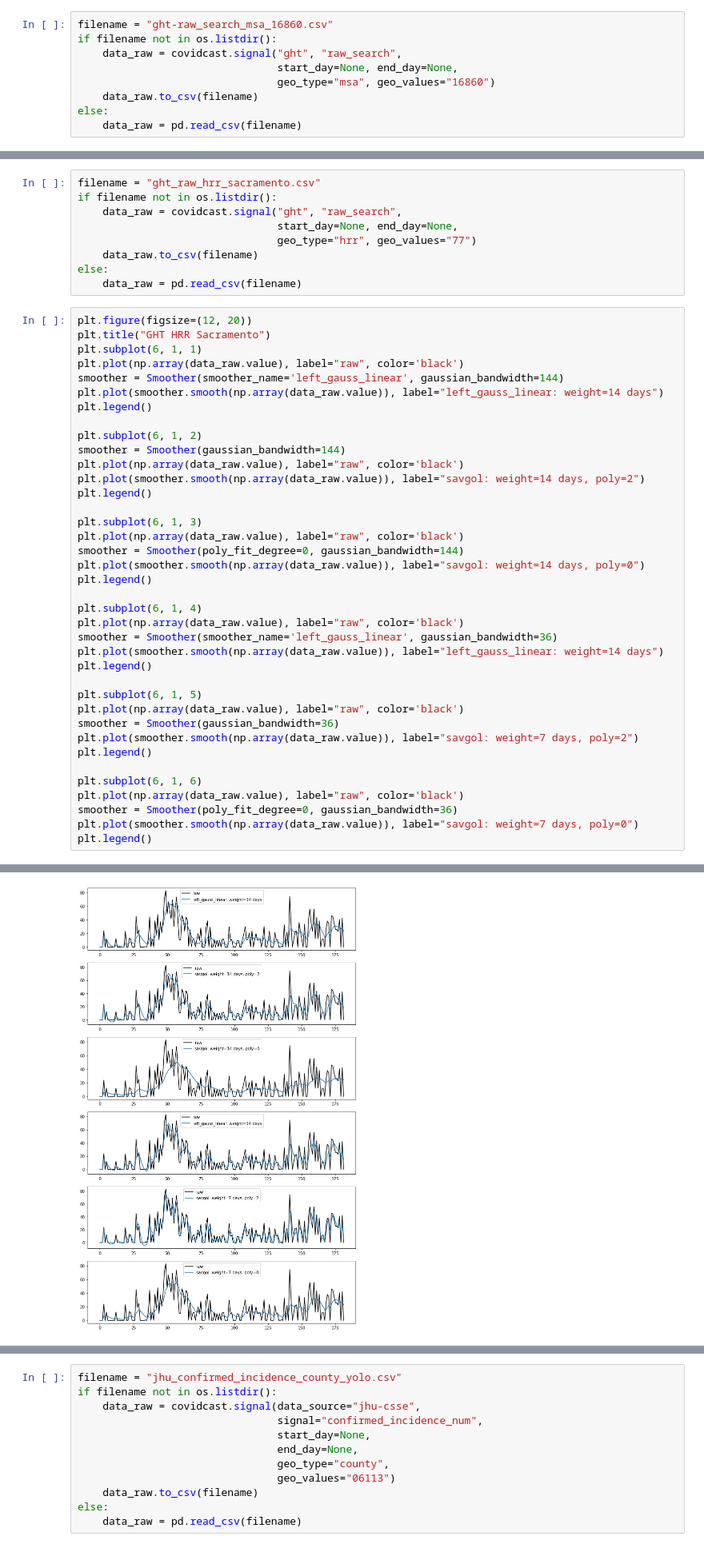
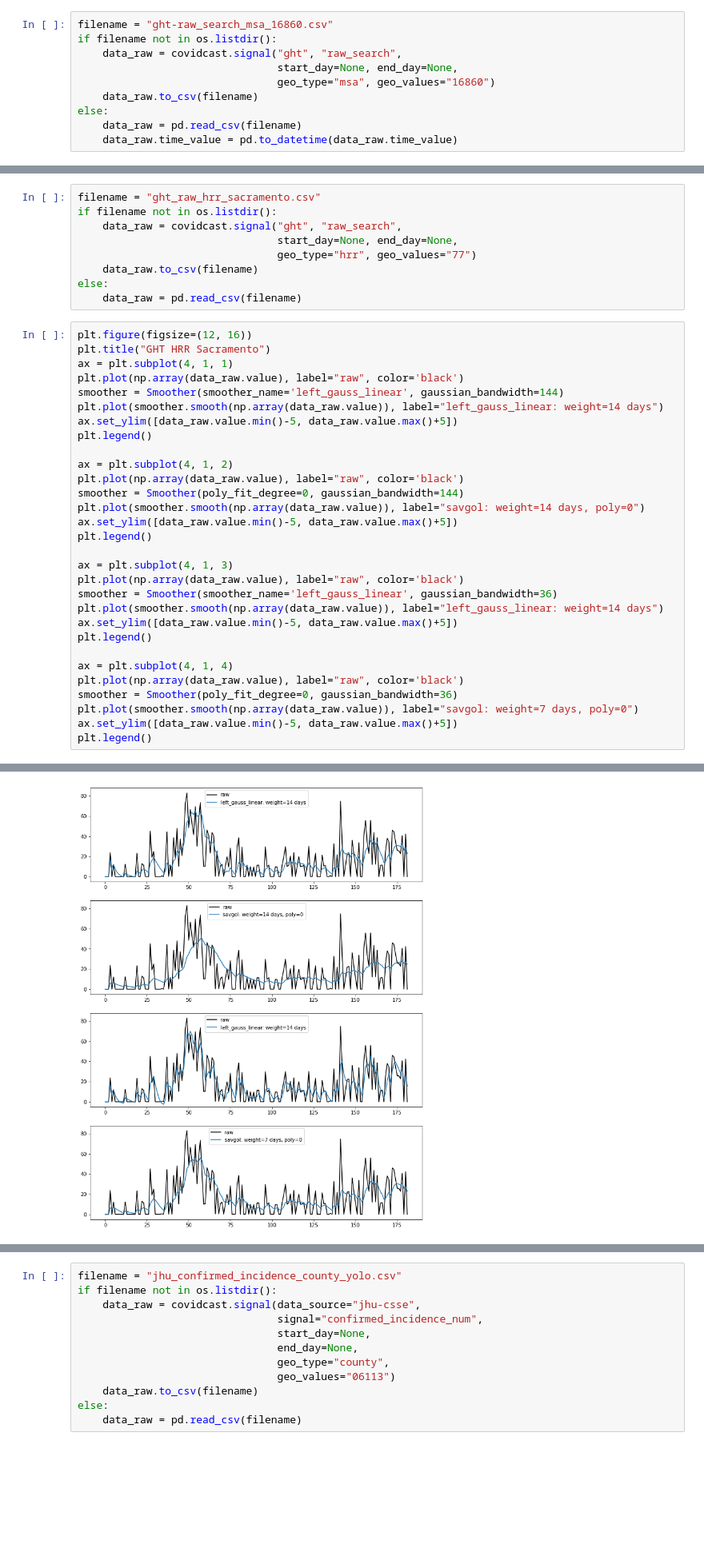
Before and after one commit to cmu-delphi/covidcast-modeling, a Jupyter notebook: indicators_smoother/COVIDcast Smoothing.ipynb, the cells around one changed output, grey strips where cells are left out. Shown at 80% size. Saved outputs shown, nothing was run; the diff lists cells and outputs as text; blank space fills up the shorter version.

```diff
--- a/indicators_smoother/COVIDcast Smoothing.ipynb
+++ b/indicators_smoother/COVIDcast Smoothing.ipynb
@@ -26,3 +26,4 @@ if filename not in os.listdir():
     data_raw.to_csv(filename)
 else:
     data_raw = pd.read_csv(filename)
+    data_raw.time_value = pd.to_datetime(data_raw.time_value)
@@ -212,44 +115,36 @@ if filename not in os.listdir():
 else:
     data_raw = pd.read_csv(filename)
 # %%
-plt.figure(figsize=(12, 20))
+plt.figure(figsize=(12, 16))
 plt.title("GHT HRR Sacramento")
-plt.subplot(6, 1, 1)
+ax = plt.subplot(4, 1, 1)
 plt.plot(np.array(data_raw.value), label="raw", color='black')
 smoother = Smoother(smoother_name='left_gauss_linear', gaussian_bandwidth=144)
 plt.plot(smoother.smooth(np.array(data_raw.value)), label="left_gauss_linear: weight=14 days")
+ax.set_ylim([data_raw.value.min()-5, data_raw.value.max()+5])
 plt.legend()
 
-plt.subplot(6, 1, 2)
-smoother = Smoother(gaussian_bandwidth=144)
-plt.plot(np.array(data_raw.value), label="raw", color='black')
-plt.plot(smoother.smooth(np.array(data_raw.value)), label="savgol: weight=14 days, poly=2")
-plt.legend()
-
-plt.subplot(6, 1, 3)
+ax = plt.subplot(4, 1, 2)
 plt.plot(np.array(data_raw.value), label="raw", color='black')
 smoother = Smoother(poly_fit_degree=0, gaussian_bandwidth=144)
 plt.plot(smoother.smooth(np.array(data_raw.value)), label="savgol: weight=14 days, poly=0")
+ax.set_ylim([data_raw.value.min()-5, data_raw.value.max()+5])
 plt.legend()
 
-plt.subplot(6, 1, 4)
+ax = plt.subplot(4, 1, 3)
 plt.plot(np.array(data_raw.value), label="raw", color='black')
 smoother = Smoother(smoother_name='left_gauss_linear', gaussian_bandwidth=36)
 plt.plot(smoother.smooth(np.array(data_raw.value)), label="left_gauss_linear: weight=14 days")
+ax.set_ylim([data_raw.value.min()-5, data_raw.value.max()+5])
 plt.legend()
 
-plt.subplot(6, 1, 5)
-plt.plot(np.array(data_raw.value), label="raw", color='black')
-smoother = Smoother(gaussian_bandwidth=36)
-plt.plot(smoother.smooth(np.array(data_raw.value)), label="savgol: weight=7 days, poly=2")
-plt.legend()
-
-plt.subplot(6, 1, 6)
+ax = plt.subplot(4, 1, 4)
 plt.plot(np.array(data_raw.value), label="raw", color='black')
 smoother = Smoother(poly_fit_degree=0, gaussian_bandwidth=36)
 plt.plot(smoother.smooth(np.array(data_raw.value)), label="savgol: weight=7 days, poly=0")
+ax.set_ylim([data_raw.value.min()-5, data_raw.value.max()+5])
 plt.legend()
 # %% [output]
 <matplotlib.legend.Legend at 0x...>
-[figure, old version]
+[figure, new version]
 # %% [markdown]
```
Also changed, not shown: parts of 29 cells of this notebook.
